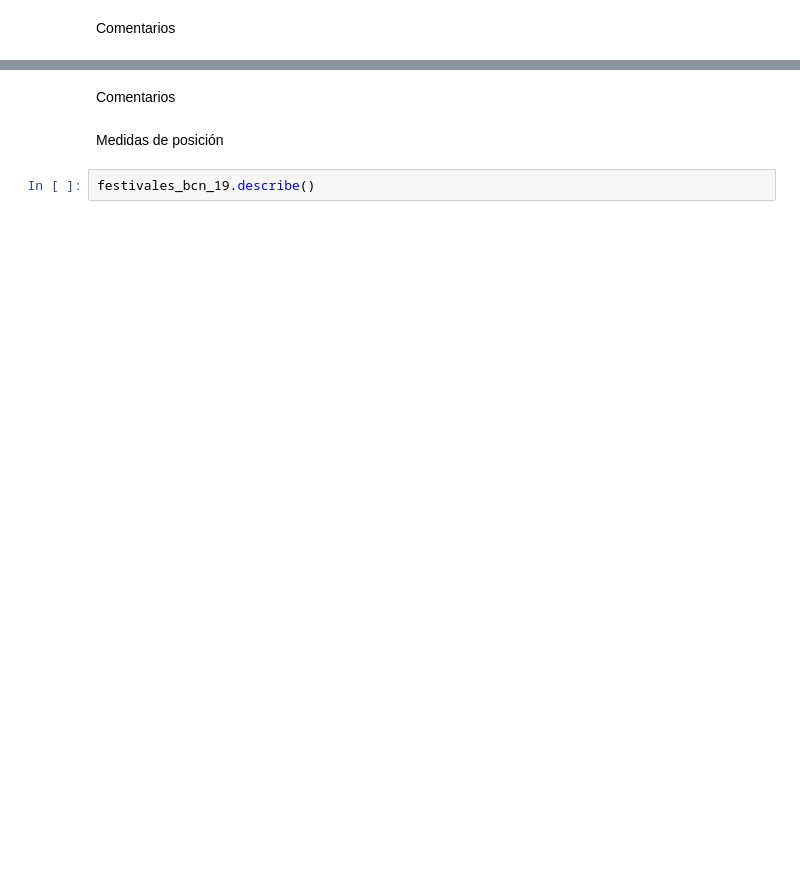
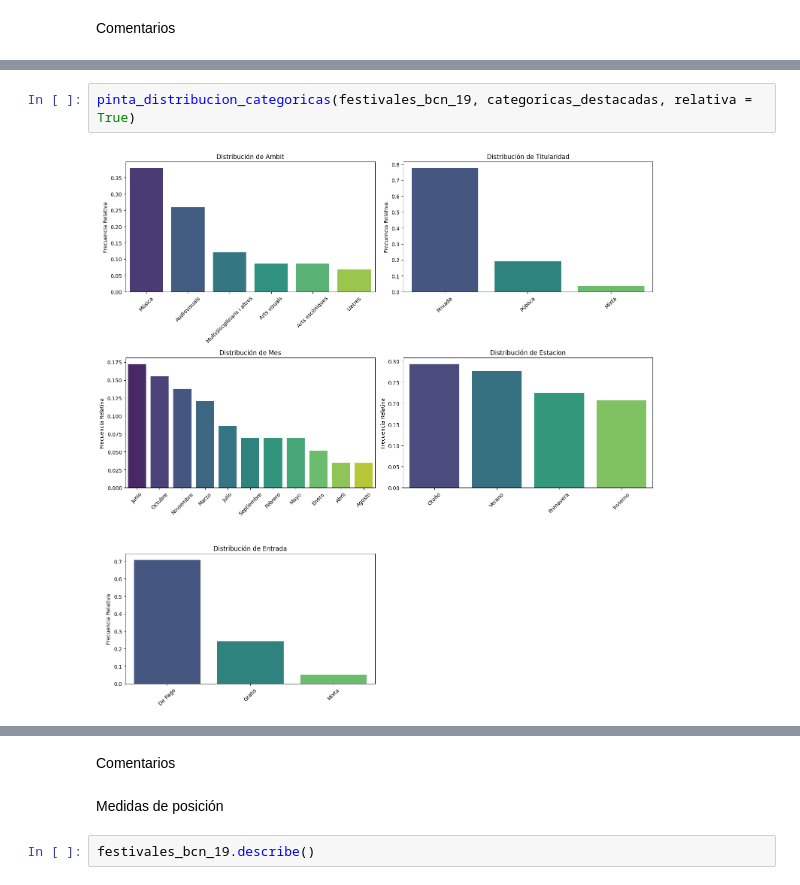
Before and after one commit to marosor/ONLINE_DS_THEBRIDGE_marosor, a Jupyter notebook: EDA/6_analisis_2019.ipynb, the cells around one changed output, grey strips where cells are left out. Drawn from its saved outputs; the diff is of its cells as text; blank space fills up the shorter version.

```diff
--- a/EDA/6_analisis_2019.ipynb
+++ b/EDA/6_analisis_2019.ipynb
@@ -237 +236,5 @@ Invierno     20.689655
 Name: count, dtype: float64
+# %%
+pinta_distribucion_categoricas(festivales_bcn_19, categoricas_destacadas, relativa = True)
+# %% [output]
+[figure, added]
```
Also changed, not shown: parts of 20 cells of this notebook, 20 other files.
